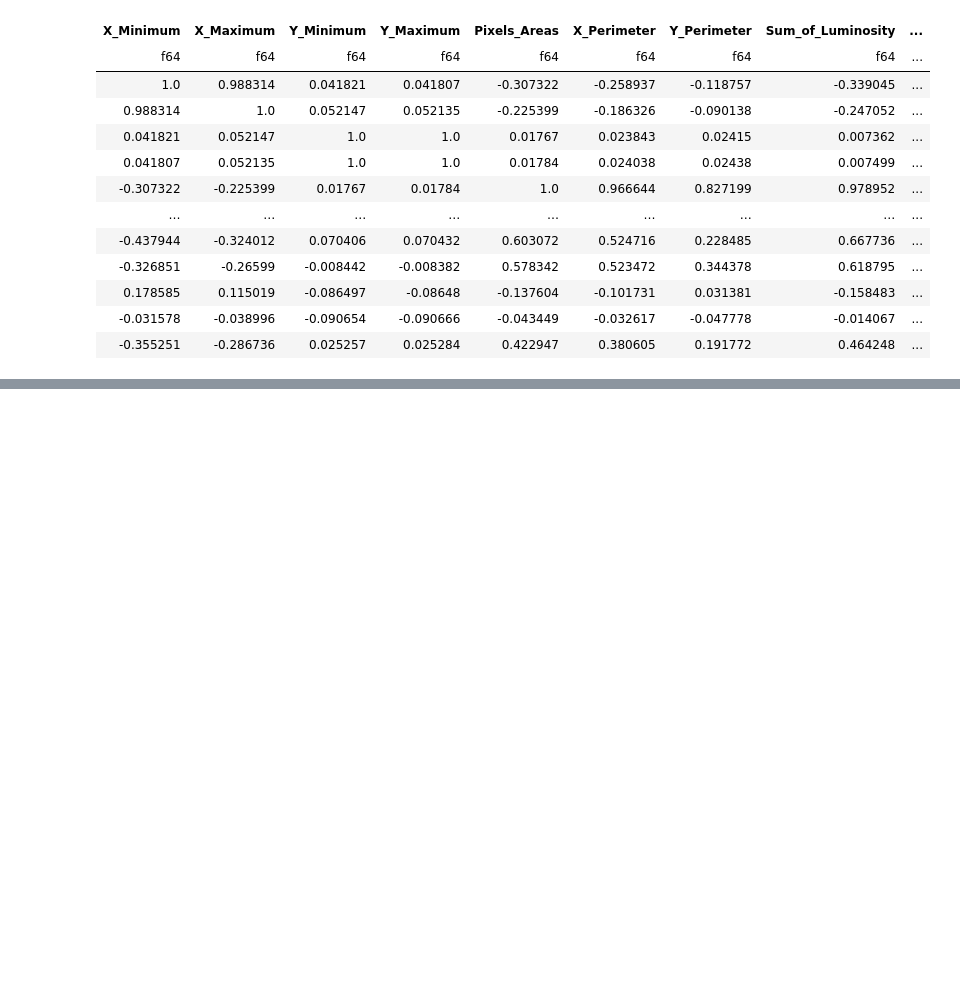
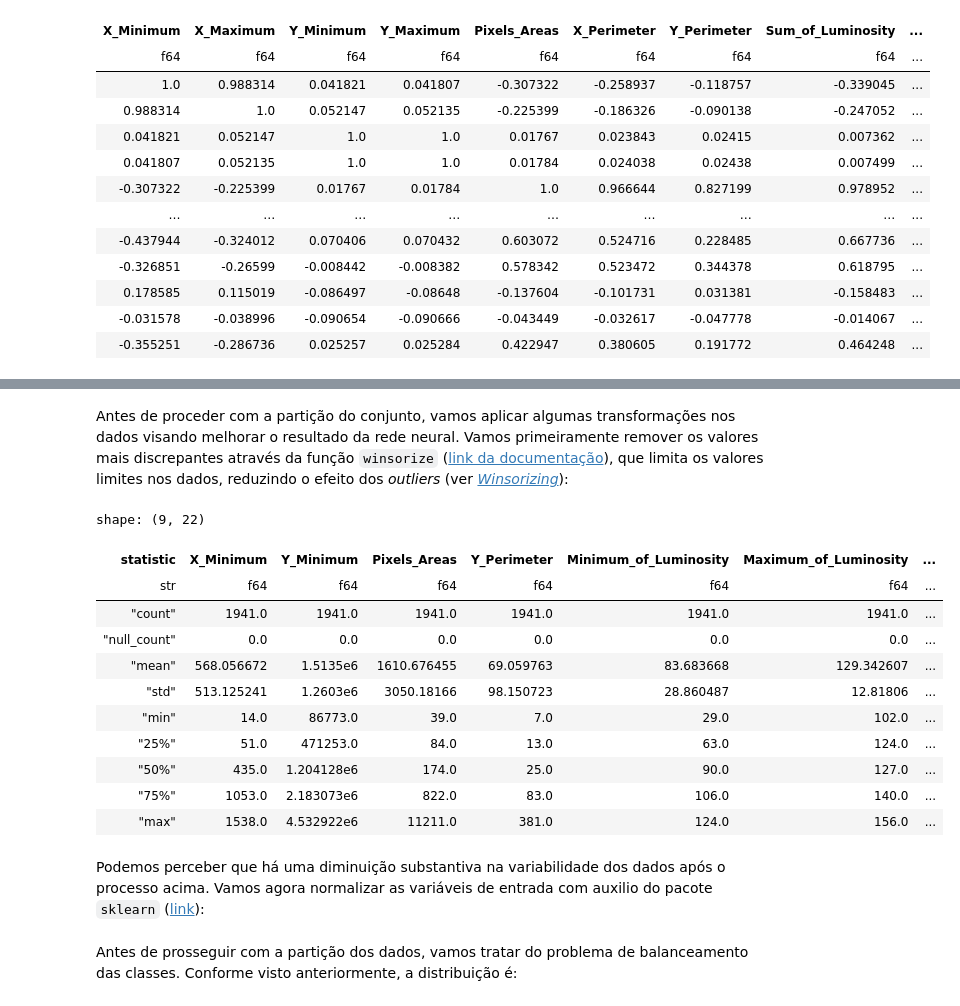
Before and after one commit to fbaltor/et-287, a Jupyter notebook: project_3/project_3.ipynb, the cells around one changed output, grey strips where cells are left out. Saved outputs shown, nothing was run; the diff lists cells and outputs as text; code cells hidden in the pictures; blank space fills up the shorter version.

```diff
--- a/project_3/project_3.ipynb
+++ b/project_3/project_3.ipynb
@@ -428,0 +382,3 @@ Value at (Pixels_Areas, 'Sum_of_Luminosity') fulfills the condition.
+# %%
+X_0 = X
+Y_0 = Y
@@ -428,0 +387,29 @@ Value at (Pixels_Areas, 'Sum_of_Luminosity') fulfills the condition.
+# %%
+X = X_0
+Y = Y_0
+# %% [markdown]
+Antes de proceder com a partição do conjunto, vamos aplicar algumas transformações nos dados visando melhorar o resultado da rede neural. Vamos primeiramente remover os valores mais discrepantes através da função `winsorize` ([link da documentação](https://docs.scipy.org/doc/scipy/reference/generated/scipy.stats.mstats.winsorize.html)), que limita os valores limites nos dados, reduzindo o efeito dos _outliers_ (ver [_Winsorizing_](https://en.wikipedia.org/wiki/Winsorizing#:~:text=Winsorizing%20or%20winsorization%20is%20the,as%20clipping%20in%20signal%20processing.)):
+# %%
+from scipy.stats import mstats
+
+# Winsorize the data (e.g., cap at 1st and 99th percentiles)
+X_winsorized = mstats.winsorize(X.to_numpy(), limits=[0.05, 0.05], axis = 0)
+X_winsorized = pl.DataFrame(X_winsorized, schema = X.columns)
+X = X_winsorized
+
+X.describe()
+# %% [output]
+shape: (9, 22)
+| statistic | X_Minimum | Y_Minimum | Pixels_Areas | Y_Perimeter | Minimum_of_Luminosity | Maximum_of_Luminosity | ... |
+| str | f64 | f64 | f64 | f64 | f64 | f64 | ... |
+| "count" | 1941.0 | 1941.0 | 1941.0 | 1941.0 | 1941.0 | 1941.0 | ... |
+| "null_count" | 0.0 | 0.0 | 0.0 | 0.0 | 0.0 | 0.0 | ... |
+| "mean" | 568.056672 | 1.5135e6 | 1610.676455 | 69.059763 | 83.683668 | 129.342607 | ... |
+| "std" | 513.125241 | 1.2603e6 | 3050.18166 | 98.150723 | 28.860487 | 12.81806 | ... |
+| "min" | 14.0 | 86773.0 | 39.0 | 7.0 | 29.0 | 102.0 | ... |
+| "25%" | 51.0 | 471253.0 | 84.0 | 13.0 | 63.0 | 124.0 | ... |
+| "50%" | 435.0 | 1.204128e6 | 174.0 | 25.0 | 90.0 | 127.0 | ... |
+| "75%" | 1053.0 | 2.183073e6 | 822.0 | 83.0 | 106.0 | 140.0 | ... |
+| "max" | 1538.0 | 4.532922e6 | 11211.0 | 381.0 | 124.0 | 156.0 | ... |
+# %% [markdown]
+Podemos perceber que há uma diminuição substantiva na variabilidade dos dados após o processo acima. Vamos agora normalizar as variáveis de entrada com auxilio do pacote `sklearn` ([link](https://scikit-learn.org/stable/modules/preprocessing.html#standardization-or-mean-removal-and-variance-scaling)):
@@ -428,0 +425,2 @@ Value at (Pixels_Areas, 'Sum_of_Luminosity') fulfills the condition.
+# %% [markdown]
+Antes de prosseguir com a partição dos dados, vamos tratar do problema de balanceamento das classes. Conforme visto anteriormente, a distribuição é:
```
Also changed, not shown: parts of 41 cells of this notebook, 3 other files.
